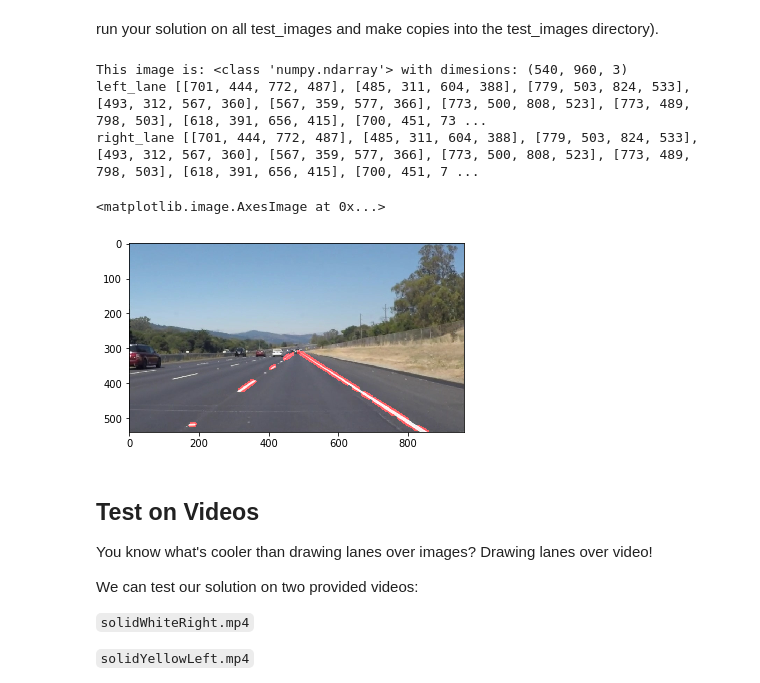
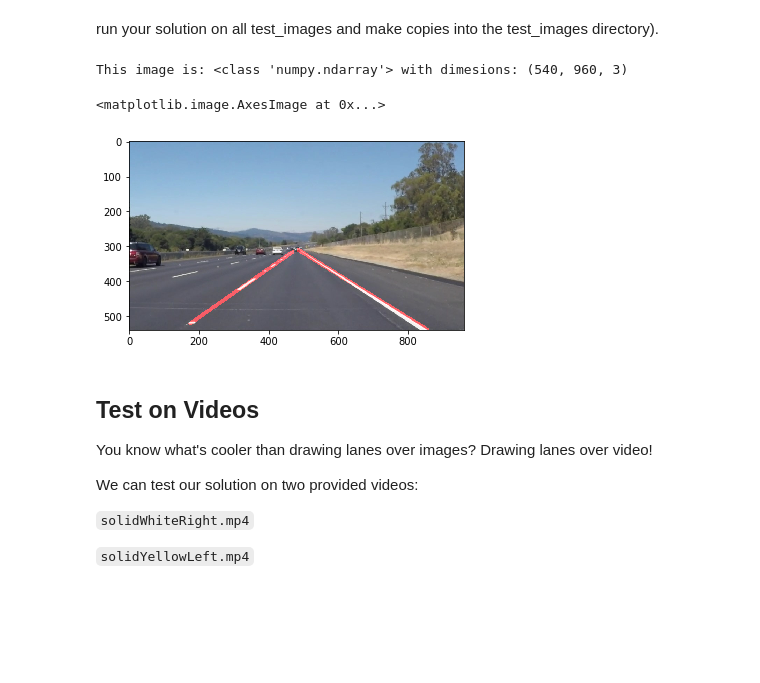
Before and after one commit to seaunderwater/CarND-LaneLines-P1, a Jupyter notebook: P1.ipynb, the cells around one changed output. Saved outputs shown, nothing was run; the diff lists cells and outputs as text; code cells hidden in the pictures; blank space fills up the shorter version.

Commit message:
extrapolated lines

```diff
--- a/P1.ipynb
+++ b/P1.ipynb
@@ -216,45 +216,72 @@ vertices = np.array([[(0,imshape[0]),(460, 290), (490, 290), (imshape[1],imshape
 cv2.fillPoly(mask, vertices, ignore_mask_color)
 masked_edges = cv2.bitwise_and(edges, mask)
 
 #parameter setup for Hough transform
 rho = 1
 theta = np.pi/180
 threshold = 1
 min_line_length = 10
 max_line_gap = 1
 line_image = np.copy(solidWhiteRight)*0 #blank for drawing lines found by Hough
 
 #Hough transform: lines will be an array containing all endpoints found from transform
 lines = cv2.HoughLinesP(masked_edges, rho, theta, threshold, np.array([]),
                         min_line_length, max_line_gap)
 left_line = []
 right_line = []
 for line in lines:
     for x1, y1, x2, y2 in line:
-        cv2.line(line_image, (x1, y1), (x2, y2), (255, 0, 0), 10)
+        #cv2.line(line_image, (x1, y1), (x2, y2), (255, 0, 0), 10)
         slope = ((y2-y1)/(x2-x1))
+
         if slope > 0:
-            #trying to append 'line' to left_line
+            #append 'line' to right_line
+            right_line.append([x1, y1, x2, y2])
+        else:
+            #append 'line' to left_line
             left_line.append([x1, y1, x2, y2])
-        #else:
-            #trying to append 'line' to right_line
-            right_line.append([x1, y1, x2, y2])
-np.asarray(left_line)
-np.asarray(right_line)
-print('left_lane', left_line)
-print('right_lane', right_line)
+
+#extrapolate right_lane
+min = 1000
+min_right = []
+max = 0
+max_right = []
+for line in right_line:
+    #for x1, y1, x2, y2 in line:
+        if line[0] < min:
+            min = line[0]
+            min_right = [line[0], line[1]]
+        if line[2] > max:
+            max = line[2]
+            max_right = [line[2], line[3]]
+
+cv2.line(line_image, (min_right[0], min_right[1]), (max_right[0], max_right[1]), (255, 0, 0), 10)
+
+#extrapolate left_lane
+min = 1000
+min_left = []
+max = 0
+max_left = []
+for line in left_line:
+    #for x1, y1, x2, y2 in line:
+        if line[0] < min:
+            min = line[0]
+            min_left = [line[0], line[1]]
+        if line[2] > max:
+            max = line[2]
+            max_left = [line[2], line[3]]
+
+cv2.line(line_image, (min_left[0], min_left[1]), (max_left[0], max_left[1]), (255, 0, 0), 10)
 
 #draw lines on edge image
 combo = cv2.addWeighted(solidWhiteRight, 1, line_image, .6, 0)
 #color = cv2.cvtColor(combo, cv2.COLOR_GRAY2RGB)
 
 plt.imshow(combo)
 # %% [output]
 This image is: <class 'numpy.ndarray'> with dimesions: (540, 960, 3)
-left_lane [[701, 444, 772, 487], [485, 311, 604, 388], [779, 503, 824, 533], [493, 312, 567, 360], [567, 359, 577, 366], [773, 500, 808, 523], [773, 489, 798, 503], [618, 391, 656, 415], [700, 451, 73 ...
-right_lane [[701, 444, 772, 487], [485, 311, 604, 388], [779, 503, 824, 533], [493, 312, 567, 360], [567, 359, 577, 366], [773, 500, 808, 523], [773, 489, 798, 503], [618, 391, 656, 415], [700, 451, 7 ...
 <matplotlib.image.AxesImage at 0x...>
-[figure, old version]
+[figure, new version]
 # %% [markdown]
 ## Test on Videos
 
```
